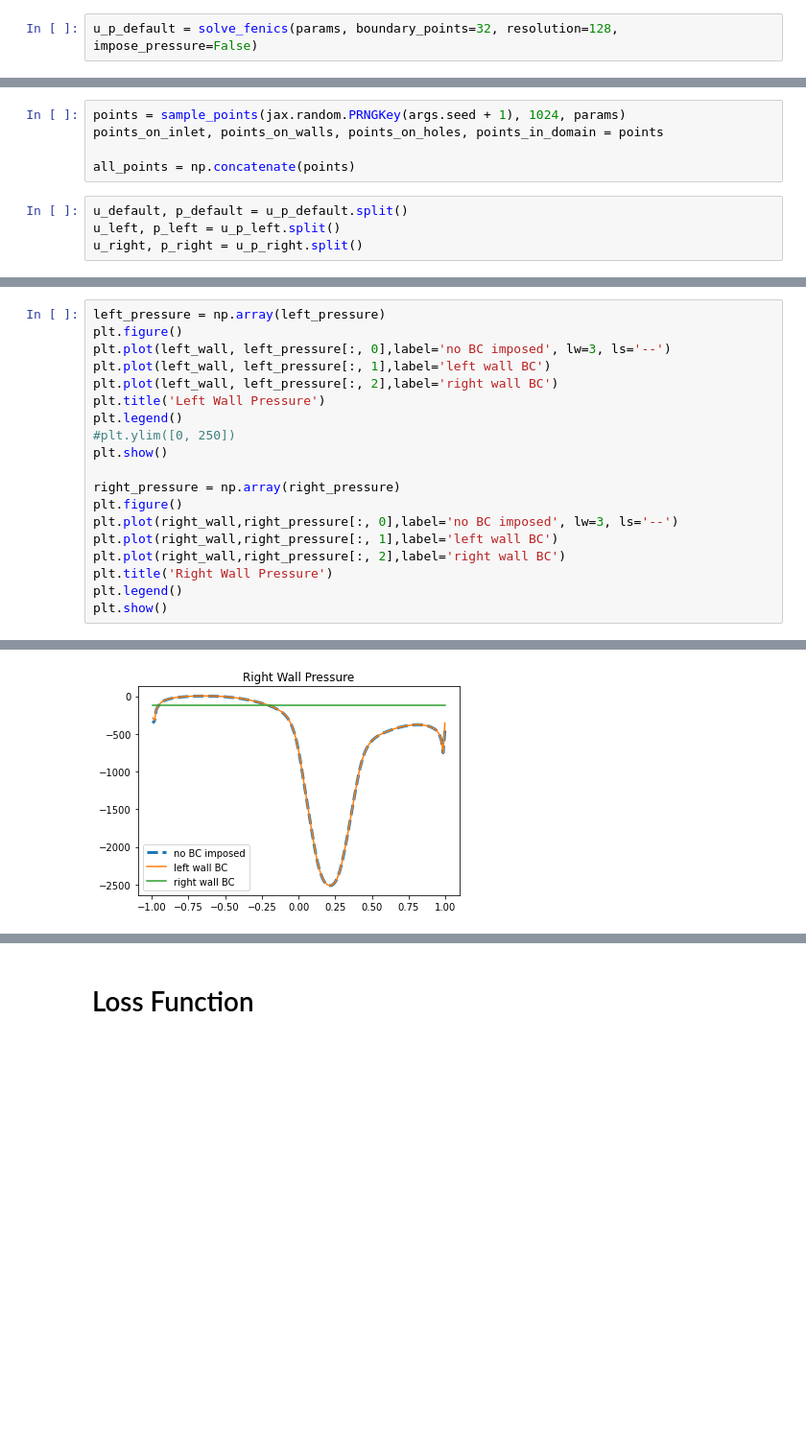
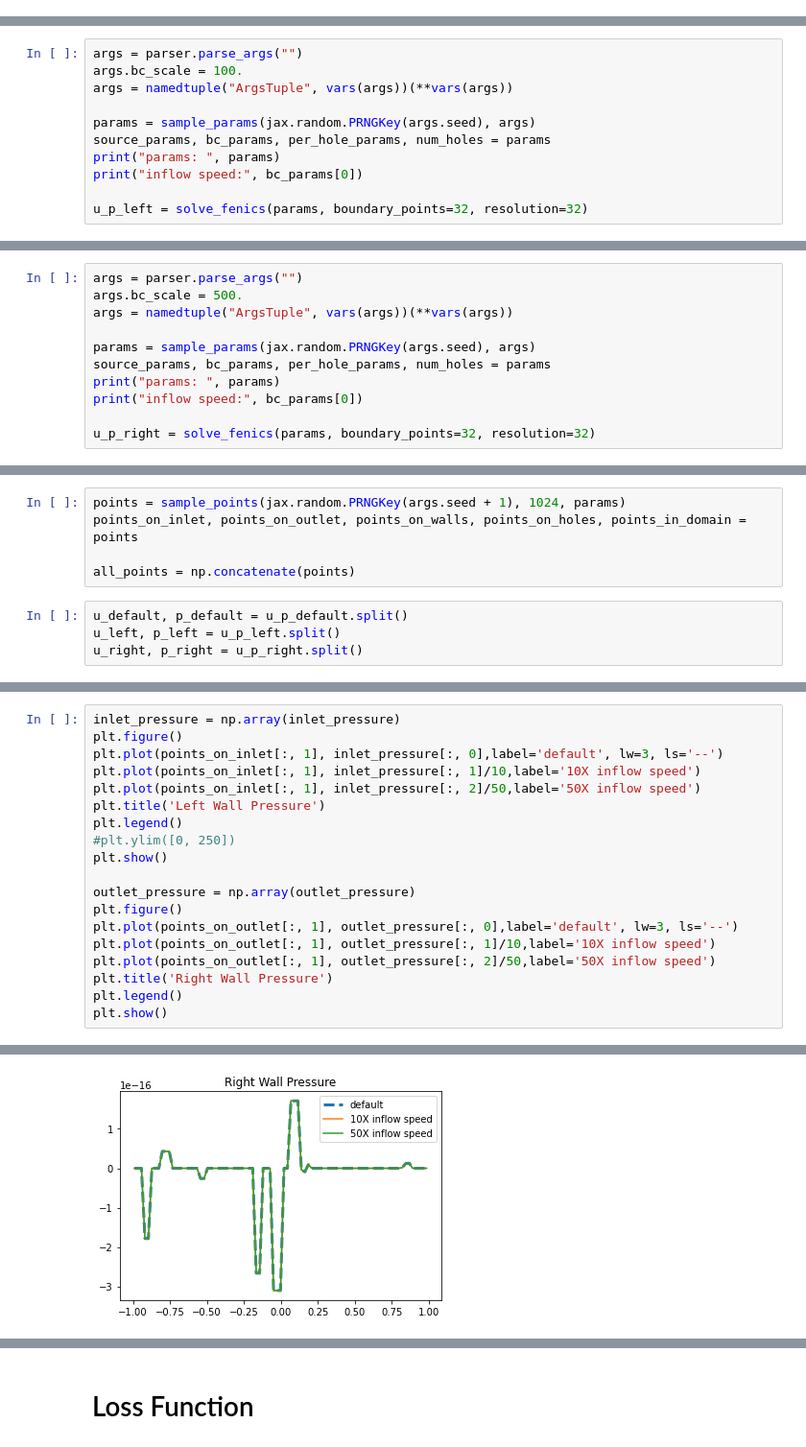
Before and after one commit to sunnytqin/meta-pde, a Jupyter notebook: src/notebooks/test_linear_stokes.ipynb, the cells around one changed output, grey strips where cells are left out. Shown at 96% size. Cells and saved outputs as stored; diff of their text form; blank space fills up the shorter version.

```diff
--- a/src/notebooks/test_linear_stokes.ipynb
+++ b/src/notebooks/test_linear_stokes.ipynb
@@ -49,2 +52,0 @@ params:  (DeviceArray([0.4130522 , 0.25975317], dtype=float32), DeviceArray([3.0
-# %%
-u_p_default = solve_fenics(params, boundary_points=32, resolution=128, impose_pressure=False)
@@ -60,0 +53,11 @@ imposing right_wall pressure: 0.0
+# %%
+args = parser.parse_args("")
+args.bc_scale = 100.
+args = namedtuple("ArgsTuple", vars(args))(**vars(args))
+
+params = sample_params(jax.random.PRNGKey(args.seed), args)
+source_params, bc_params, per_hole_params, num_holes = params
+print("params: ", params)
+print("inflow speed:", bc_params[0])
+
+u_p_left = solve_fenics(params, boundary_points=32, resolution=32)
@@ -60,0 +72,11 @@ imposing right_wall pressure: 0.0
+# %%
+args = parser.parse_args("")
+args.bc_scale = 500.
+args = namedtuple("ArgsTuple", vars(args))(**vars(args))
+
+params = sample_params(jax.random.PRNGKey(args.seed), args)
+source_params, bc_params, per_hole_params, num_holes = params
+print("params: ", params)
+print("inflow speed:", bc_params[0])
+
+u_p_right = solve_fenics(params, boundary_points=32, resolution=32)
@@ -61,6 +91,6 @@ imposing right_wall pressure: 0.0
 # %%
 points = sample_points(jax.random.PRNGKey(args.seed + 1), 1024, params)
-points_on_inlet, points_on_walls, points_on_holes, points_in_domain = points
+points_on_inlet, points_on_outlet, points_on_walls, points_on_holes, points_in_domain = points
 
 all_points = np.concatenate(points)
 # %%
@@ -91,19 +117,19 @@ for pt in points_on_inlet:
 # %%
-left_pressure = np.array(left_pressure)
+inlet_pressure = np.array(inlet_pressure)
 plt.figure()
-plt.plot(left_wall, left_pressure[:, 0],label='no BC imposed', lw=3, ls='--')
-plt.plot(left_wall, left_pressure[:, 1],label='left wall BC')
-plt.plot(left_wall, left_pressure[:, 2],label='right wall BC')
+plt.plot(points_on_inlet[:, 1], inlet_pressure[:, 0],label='default', lw=3, ls='--')
+plt.plot(points_on_inlet[:, 1], inlet_pressure[:, 1]/10,label='10X inflow speed')
+plt.plot(points_on_inlet[:, 1], inlet_pressure[:, 2]/50,label='50X inflow speed')
 plt.title('Left Wall Pressure')
 plt.legend()
 #plt.ylim([0, 250])
 plt.show()
 
-right_pressure = np.array(right_pressure)
+outlet_pressure = np.array(outlet_pressure)
 plt.figure()
-plt.plot(right_wall,right_pressure[:, 0],label='no BC imposed', lw=3, ls='--')
-plt.plot(right_wall,right_pressure[:, 1],label='left wall BC')
-plt.plot(right_wall,right_pressure[:, 2],label='right wall BC')
+plt.plot(points_on_outlet[:, 1], outlet_pressure[:, 0],label='default', lw=3, ls='--')
+plt.plot(points_on_outlet[:, 1], outlet_pressure[:, 1]/10,label='10X inflow speed')
+plt.plot(points_on_outlet[:, 1], outlet_pressure[:, 2]/50,label='50X inflow speed')
 plt.title('Right Wall Pressure')
 plt.legend()
 plt.show()
@@ -112,2 +138,2 @@ plt.show()
-[figure, old version]
+[figure, new version]
 # %%
```
Also changed, not shown: parts of 12 cells of this notebook, 4 other files.
